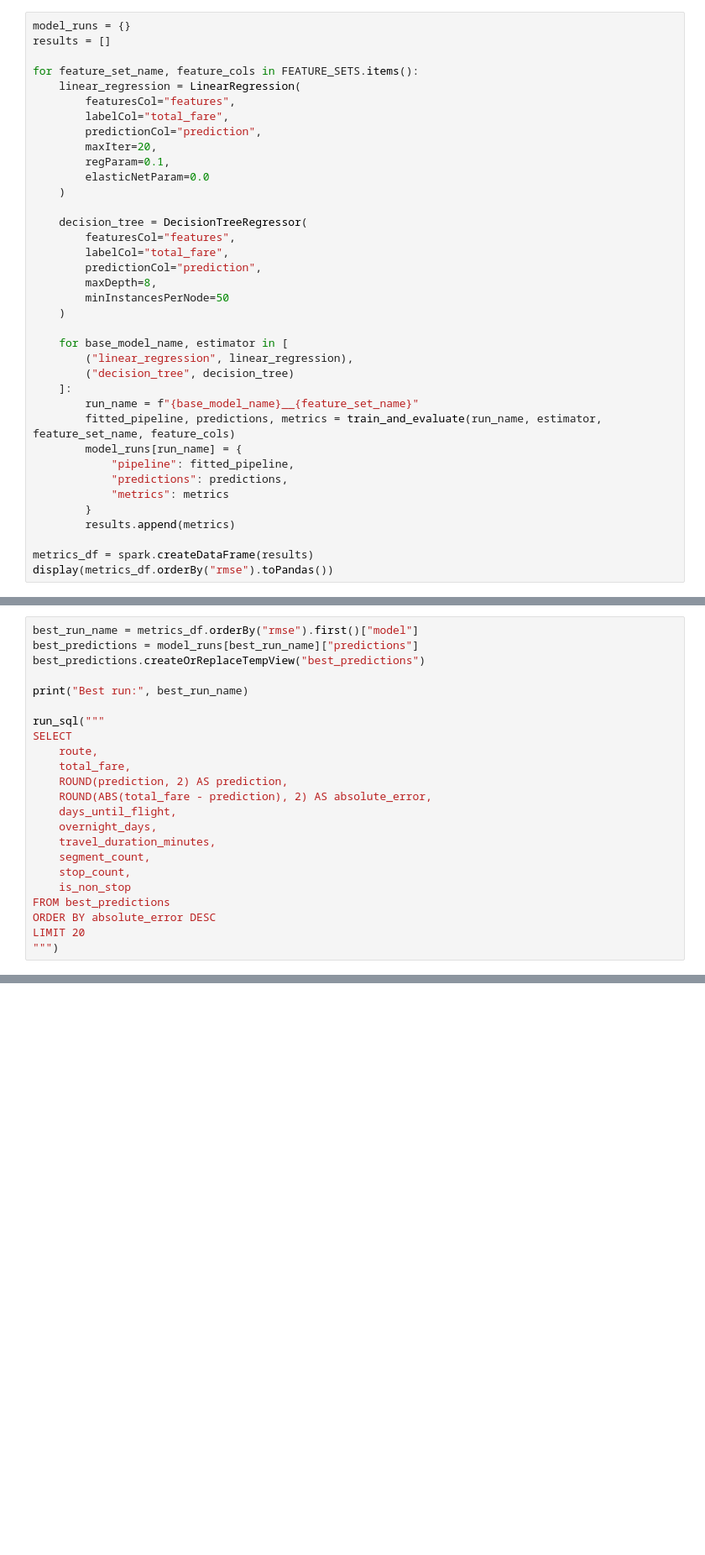
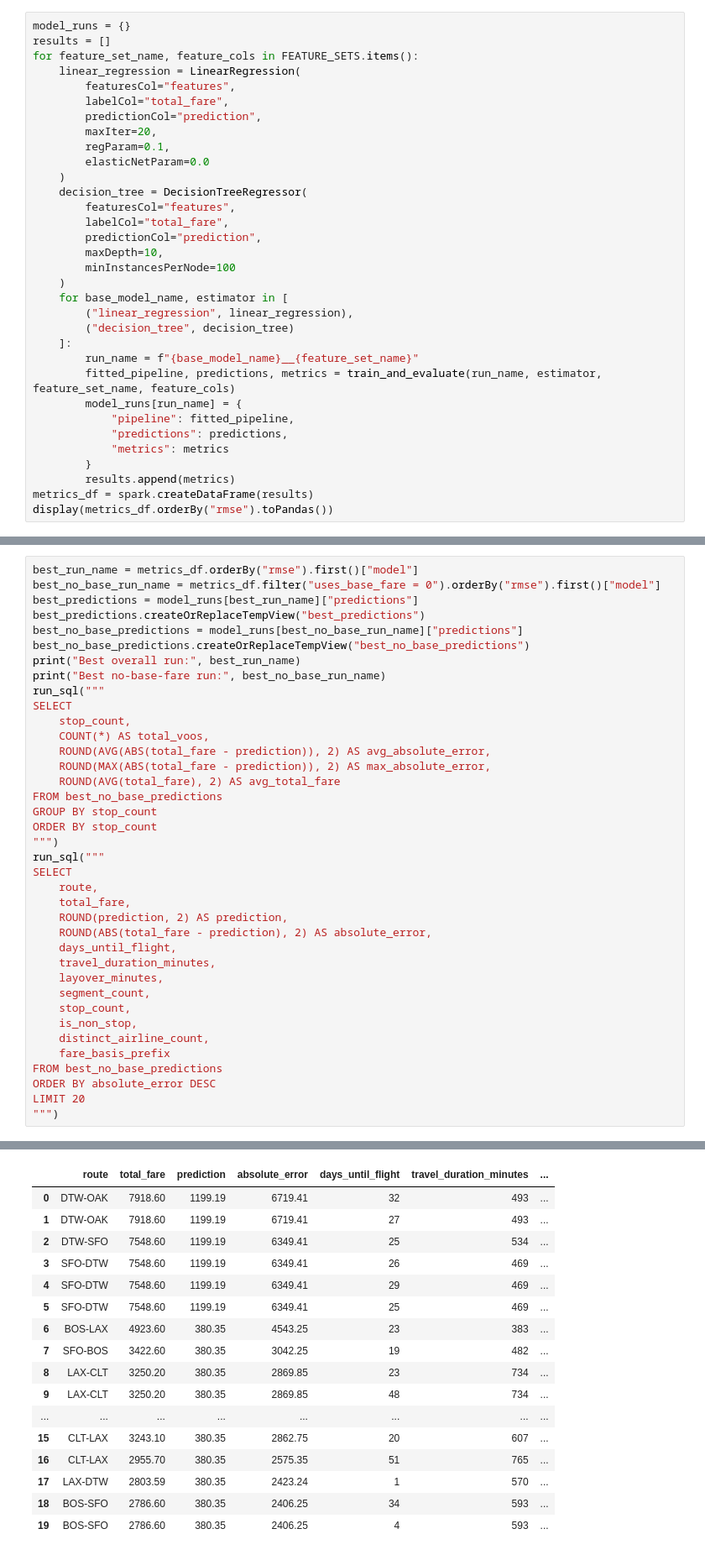
Before and after one commit to KaiqueGovani/flight-price-big-data, a Jupyter notebook: notebooks/flight_price_sql_mllib_starter.ipynb, the cells around one changed output, grey strips where cells are left out. Shown at 84% size. Saved outputs shown, nothing was run; the diff lists cells and outputs as text; blank space fills up the shorter version.

```diff
--- a/notebooks/flight_price_sql_mllib_starter.ipynb
+++ b/notebooks/flight_price_sql_mllib_starter.ipynb
@@ -396,7 +593,6 @@ def train_and_evaluate(model_name: str, estimator, feature_set_name: str, featur
 # %%
 model_runs = {}
 results = []
-
 for feature_set_name, feature_cols in FEATURE_SETS.items():
     linear_regression = LinearRegression(
         featuresCol="features",
@@ -406,15 +602,13 @@ for feature_set_name, feature_cols in FEATURE_SETS.items():
         regParam=0.1,
         elasticNetParam=0.0
     )
-
     decision_tree = DecisionTreeRegressor(
         featuresCol="features",
         labelCol="total_fare",
         predictionCol="prediction",
-        maxDepth=8,
-        minInstancesPerNode=50
+        maxDepth=10,
+        minInstancesPerNode=100
     )
-
     for base_model_name, estimator in [
         ("linear_regression", linear_regression),
         ("decision_tree", decision_tree)
@@ -427,6 +621,5 @@ for feature_set_name, feature_cols in FEATURE_SETS.items():
             "metrics": metrics
         }
         results.append(metrics)
-
 metrics_df = spark.createDataFrame(results)
 display(metrics_df.orderBy("rmse").toPandas())
@@ -433,10 +635,23 @@ display(metrics_df.orderBy("rmse").toPandas())
 # %%
 best_run_name = metrics_df.orderBy("rmse").first()["model"]
+best_no_base_run_name = metrics_df.filter("uses_base_fare = 0").orderBy("rmse").first()["model"]
 best_predictions = model_runs[best_run_name]["predictions"]
 best_predictions.createOrReplaceTempView("best_predictions")
-
-print("Best run:", best_run_name)
-
+best_no_base_predictions = model_runs[best_no_base_run_name]["predictions"]
+best_no_base_predictions.createOrReplaceTempView("best_no_base_predictions")
+print("Best overall run:", best_run_name)
+print("Best no-base-fare run:", best_no_base_run_name)
+run_sql("""
+SELECT
+    stop_count,
+    COUNT(*) AS total_voos,
+    ROUND(AVG(ABS(total_fare - prediction)), 2) AS avg_absolute_error,
+    ROUND(MAX(ABS(total_fare - prediction)), 2) AS max_absolute_error,
+    ROUND(AVG(total_fare), 2) AS avg_total_fare
+FROM best_no_base_predictions
+GROUP BY stop_count
+ORDER BY stop_count
+""")
 run_sql("""
 SELECT
     route,
@@ -444,12 +659,15 @@ SELECT
     ROUND(prediction, 2) AS prediction,
     ROUND(ABS(total_fare - prediction), 2) AS absolute_error,
     days_until_flight,
-    overnight_days,
     travel_duration_minutes,
+    layover_minutes,
     segment_count,
     stop_count,
-    is_non_stop
-FROM best_predictions
+    is_non_stop,
+    distinct_airline_count,
+    fare_basis_prefix
+FROM best_no_base_predictions
 ORDER BY absolute_error DESC
 LIMIT 20
 """)
+# %% [output]
@@ -455,0 +681,17 @@ LIMIT 20
+|  | route | total_fare | prediction | absolute_error | days_until_flight | travel_duration_minutes | ... |
+| 0 | DTW-OAK | 7918.60 | 1199.19 | 6719.41 | 32 | 493 | ... |
+| 1 | DTW-OAK | 7918.60 | 1199.19 | 6719.41 | 27 | 493 | ... |
+| 2 | DTW-SFO | 7548.60 | 1199.19 | 6349.41 | 25 | 534 | ... |
+| 3 | SFO-DTW | 7548.60 | 1199.19 | 6349.41 | 26 | 469 | ... |
+| 4 | SFO-DTW | 7548.60 | 1199.19 | 6349.41 | 29 | 469 | ... |
+| 5 | SFO-DTW | 7548.60 | 1199.19 | 6349.41 | 25 | 469 | ... |
+| 6 | BOS-LAX | 4923.60 | 380.35 | 4543.25 | 23 | 383 | ... |
+| 7 | SFO-BOS | 3422.60 | 380.35 | 3042.25 | 19 | 482 | ... |
+| 8 | LAX-CLT | 3250.20 | 380.35 | 2869.85 | 23 | 734 | ... |
+| 9 | LAX-CLT | 3250.20 | 380.35 | 2869.85 | 48 | 734 | ... |
+| ... | ... | ... | ... | ... | ... | ... | ... |
+| 15 | CLT-LAX | 3243.10 | 380.35 | 2862.75 | 20 | 607 | ... |
+| 16 | CLT-LAX | 2955.70 | 380.35 | 2575.35 | 51 | 765 | ... |
+| 17 | LAX-DTW | 2803.59 | 380.35 | 2423.24 | 1 | 570 | ... |
+| 18 | BOS-SFO | 2786.60 | 380.35 | 2406.25 | 34 | 593 | ... |
+| 19 | BOS-SFO | 2786.60 | 380.35 | 2406.25 | 4 | 593 | ... |
```
Also changed, not shown: parts of 16 cells of this notebook, 3 other files.
